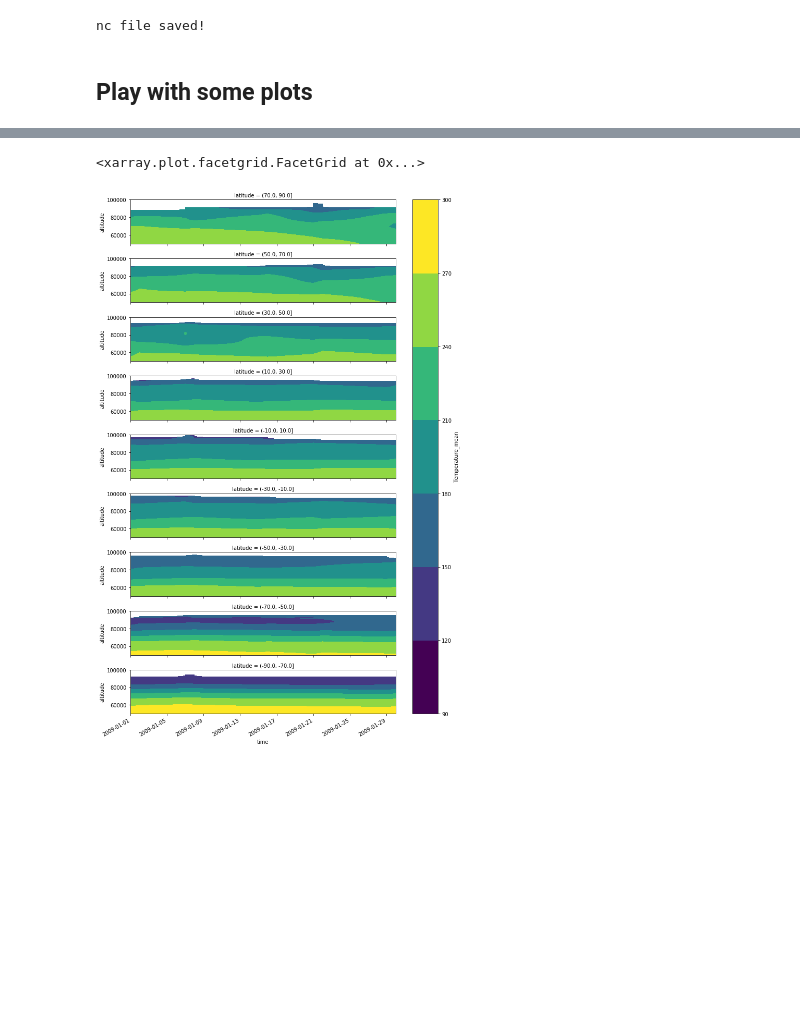
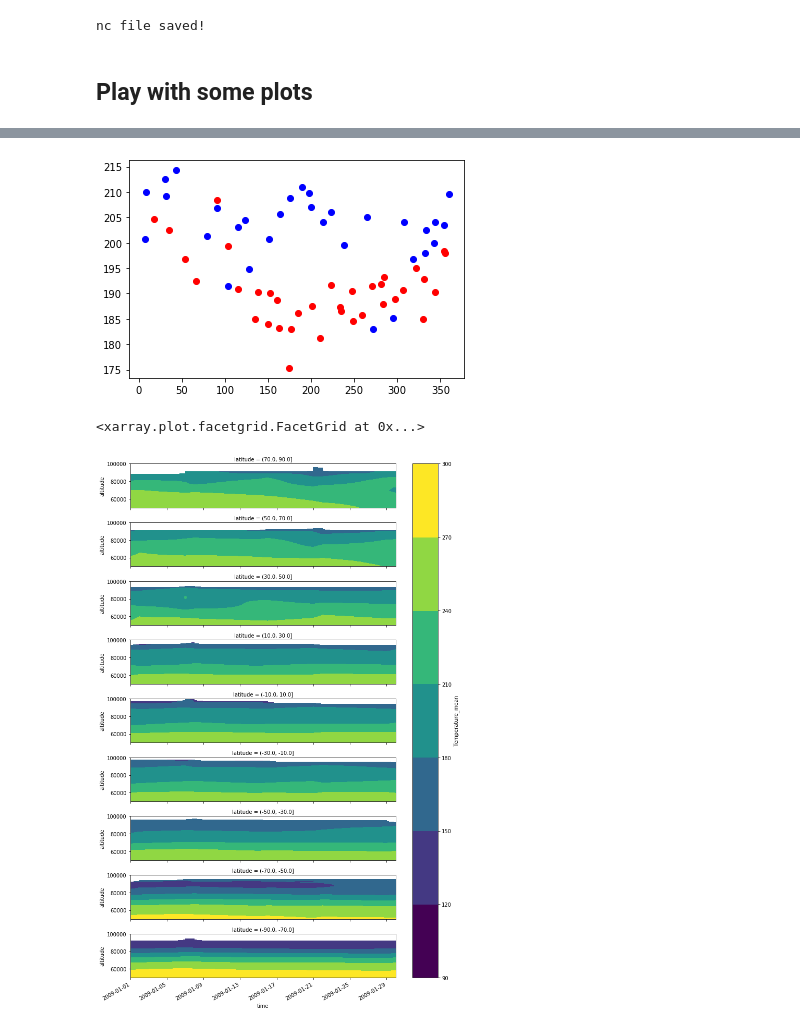
Before and after one commit to Anqi-Li/SSW, a Jupyter notebook: SMR_profiles.ipynb, the cells around one changed output, grey strips where cells are left out. Saved outputs shown, nothing was run; the diff lists cells and outputs as text; code cells hidden in the pictures; blank space fills up the shorter version.

```diff
--- a/SMR_profiles.ipynb
+++ b/SMR_profiles.ipynb
@@ -223,3 +263,17 @@ nc file saved!
+# %%
+test = ds_alt.sel(altitude=87e3, time=slice('2009-01-15', '2009-01-20')).where(ds_alt.latitude>70)
+# %%
+test_19 = test.copy()
+# %%
+test_13 = test.copy()
+
+# test = xr.concat([test_13, test_19], dim='time').dropna('time', 'all')
+
+plt.scatter(test_19.longitude, test_19.Temperature, c='r')
+plt.scatter(test_13.longitude, test_13.Temperature, c='b')
+plt.show()
+# %% [output]
+[figure, added]
 # %%
 ds_daily.sel(latitude=ds_daily.latitude[::-1]).Temperature_mean.interpolate_na('time').plot.contourf(
     x='time',
```
Also changed, not shown: parts of 7 cells of this notebook, 1 other file.
